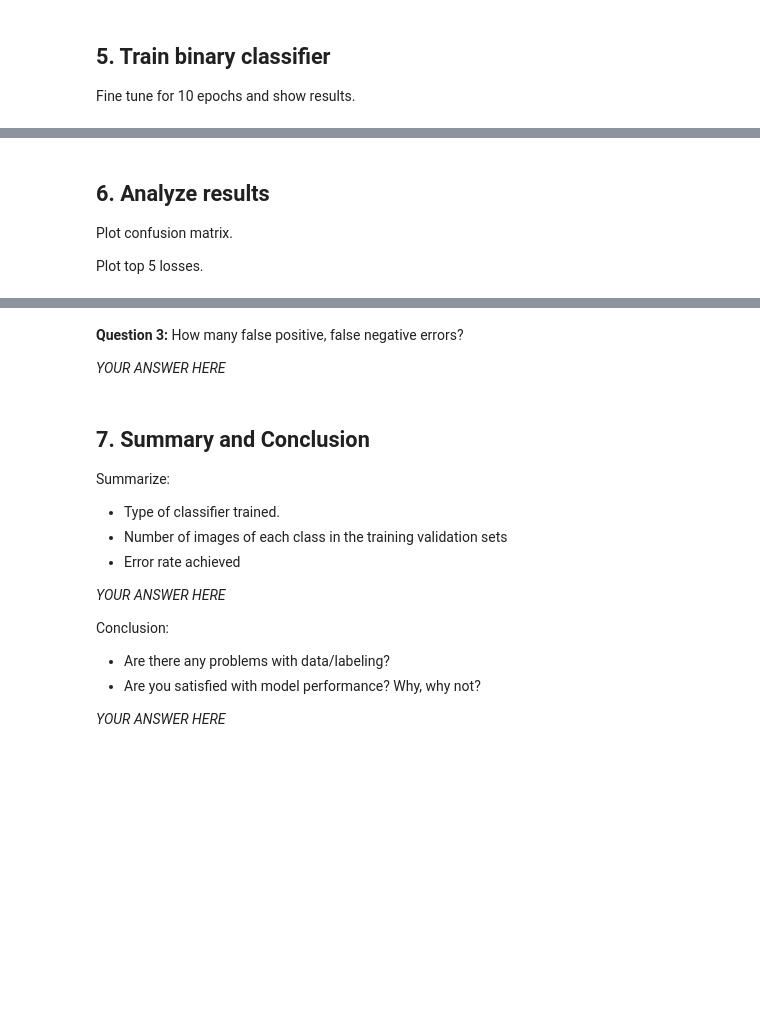
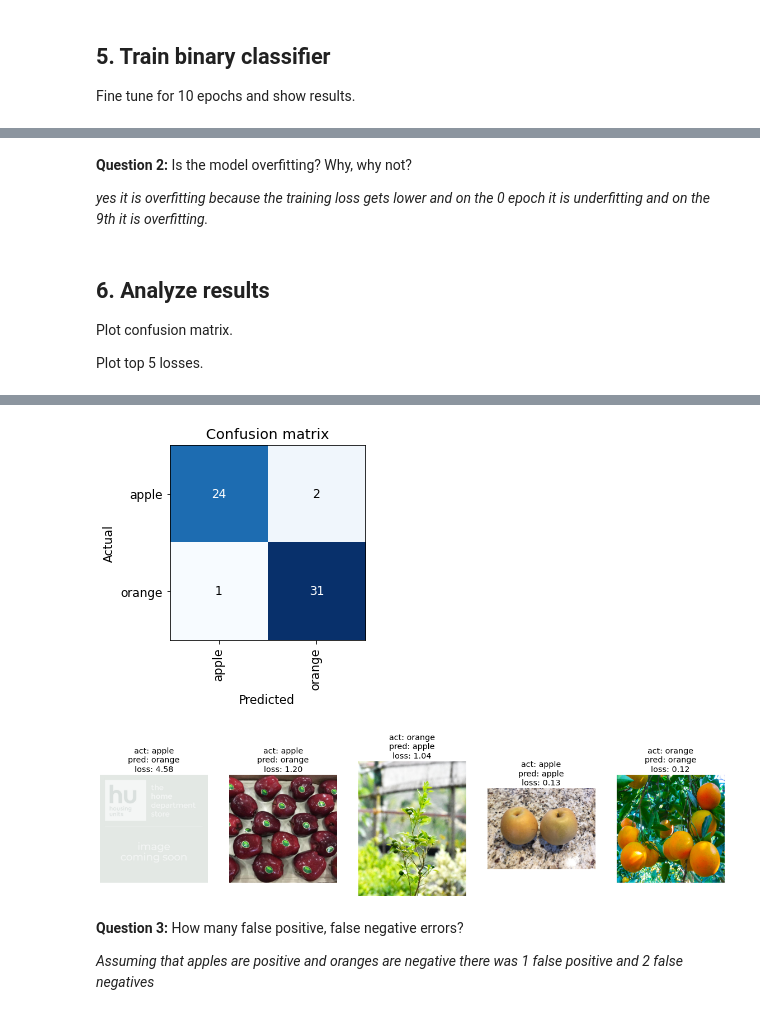
Before and after one commit to David-Svoboda/python_test, a Jupyter notebook: lab1-binary-classifier.ipynb, the cells around one changed output, grey strips where cells are left out. Drawn from its saved outputs; the diff is of its cells as text; code cells hidden in the pictures; blank space fills up the shorter version.

Commit message:
Completed all cells and questions

```diff
--- a/lab1-binary-classifier.ipynb
+++ b/lab1-binary-classifier.ipynb
@@ -25,3 +115,5 @@ Setup image loaders, use 20% of images for validation, and show one batch for ea
 # %% [markdown]
 ## 4. Setup cnn learner
 Setup a cnn learner with the dataloaders, `resnet18` architecture and `error_rate` as metric.
+# %%
+learn = cnn_learner(dls, resnet18, metrics=error_rate)
@@ -35,6 +141,25 @@ Fine tune for 10 epochs and show results.
+# %% [markdown]
+**Question 2:** Is the model overfitting? Why, why not?
+
+*yes it is overfitting because the training loss gets lower and on the 0 epoch it is underfitting and on the 9th it is overfitting.*
 # %% [markdown]
 ## 6. Analyze results
 
 Plot confusion matrix.
 
 Plot top 5 losses.
+# %%
+cat = ClassificationInterpretation.from_learner(learn)
+cat.plot_confusion_matrix()
+
+# For top losses
+k=5
+losses, idxs = cat.top_losses(k)
+predicteds = cat.preds[idxs].argmax(axis=1)
+fig, axs = plt.subplots(nrows=1, ncols=k, figsize=(20, 10))
+
+for ax, id, loss, pred in zip(axs, idxs, losses, predicteds):
+    img, actual = dls.valid_ds[id]
+    img.show(ctx=ax)
+    ax.set_title(f'act: {dls.vocab[actual.item()]}\npred: {dls.vocab[pred]}\nloss: {loss:.2f}')
+# %% [output]
@@ -41,19 +167,6 @@ Plot top 5 losses.
+[figure, added]
+[figure, added]
 # %% [markdown]
 **Question 3:** How many false positive, false negative errors?
 
-*YOUR ANSWER HERE*
+*Assuming that apples are positive and oranges are negative there was 1 false positive and 2 false negatives*
-# %% [markdown]
-## 7. Summary and Conclusion
-
-Summarize:
-- Type of classifier trained.
-- Number of images of each class in the training validation sets
-- Error rate achieved
-
-*YOUR ANSWER HERE*
-
-Conclusion:
-- Are there any problems with data/labeling?
-- Are you satisfied with model performance? Why, why not?
-
-*YOUR ANSWER HERE*
```
Also changed, not shown: parts of 14 cells of this notebook.
